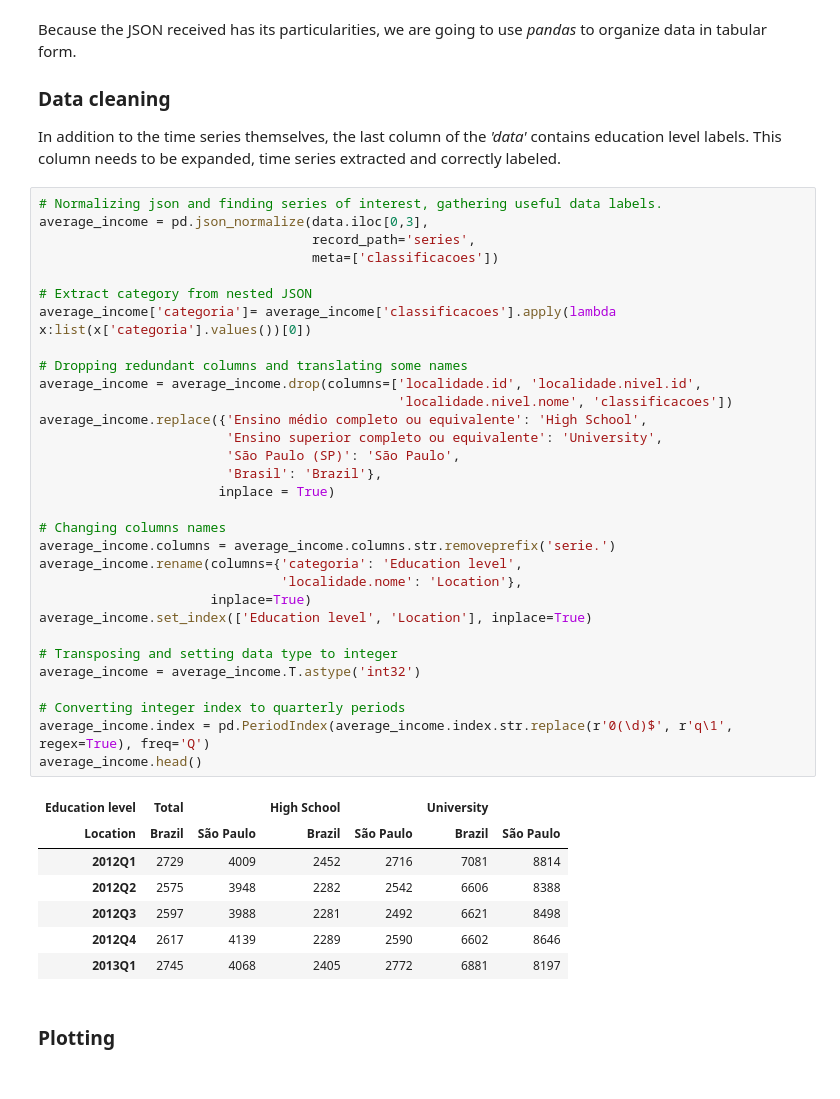
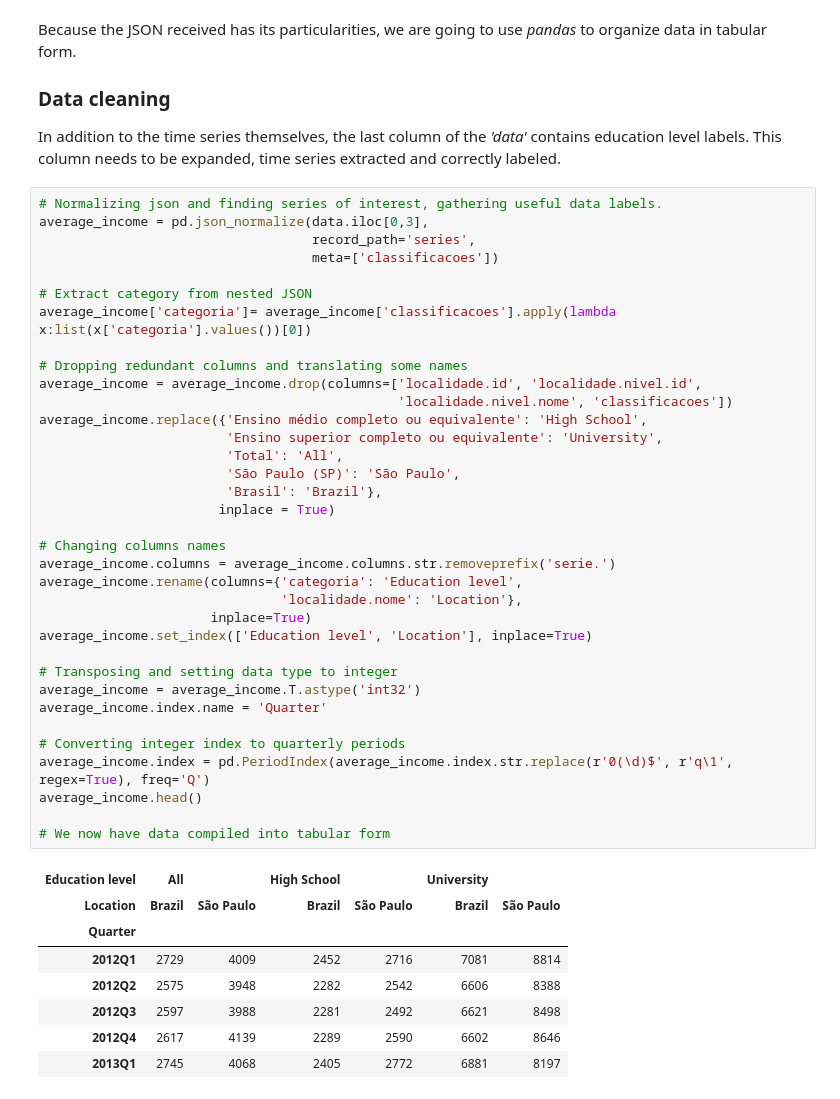
Before and after one commit to BPRateiro/Data-Science, a Jupyter notebook: PNADcIBGE.ipynb, the cells around one changed output. Drawn from its saved outputs; the diff is of its cells as text.

```diff
--- a/PNADcIBGE.ipynb
+++ b/PNADcIBGE.ipynb
@@ -37,39 +37,42 @@ This column needs to be expanded, time series extracted and correctly labeled.
 average_income = pd.json_normalize(data.iloc[0,3],
                                    record_path='series',
                                    meta=['classificacoes'])
 
 # Extract category from nested JSON
 average_income['categoria']= average_income['classificacoes'].apply(lambda x:list(x['categoria'].values())[0])
 
 # Dropping redundant columns and translating some names
 average_income = average_income.drop(columns=['localidade.id', 'localidade.nivel.id',
                                               'localidade.nivel.nome', 'classificacoes'])
 average_income.replace({'Ensino médio completo ou equivalente': 'High School',
                         'Ensino superior completo ou equivalente': 'University',
+                        'Total': 'All',
                         'São Paulo (SP)': 'São Paulo',
                         'Brasil': 'Brazil'},
                        inplace = True)
 
 # Changing columns names
 average_income.columns = average_income.columns.str.removeprefix('serie.')
 average_income.rename(columns={'categoria': 'Education level',
                                'localidade.nome': 'Location'},
                       inplace=True)
 average_income.set_index(['Education level', 'Location'], inplace=True)
 
 # Transposing and setting data type to integer
 average_income = average_income.T.astype('int32')
+average_income.index.name = 'Quarter'
 
 # Converting integer index to quarterly periods
 average_income.index = pd.PeriodIndex(average_income.index.str.replace(r'0(\d)$', r'q\1', regex=True), freq='Q')
 average_income.head()
+
+# We now have data compiled into tabular form
 # %% [output]
-| Education level | Total |  | High School |  | University |  |
+| Education level | All |  | High School |  | University |  |
 | Location | Brazil | São Paulo | Brazil | São Paulo | Brazil | São Paulo |
+| Quarter |  |  |  |  |  |  |
 | 2012Q1 | 2729 | 4009 | 2452 | 2716 | 7081 | 8814 |
 | 2012Q2 | 2575 | 3948 | 2282 | 2542 | 6606 | 8388 |
 | 2012Q3 | 2597 | 3988 | 2281 | 2492 | 6621 | 8498 |
 | 2012Q4 | 2617 | 4139 | 2289 | 2590 | 6602 | 8646 |
 | 2013Q1 | 2745 | 4068 | 2405 | 2772 | 6881 | 8197 |
-# %% [markdown]
-### Plotting
```
Also changed, not shown: parts of 6 cells of this notebook.
